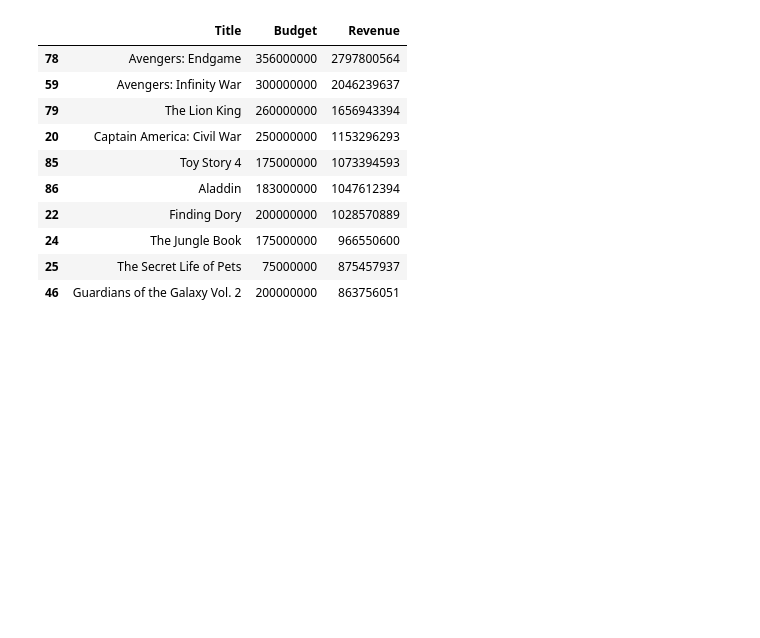
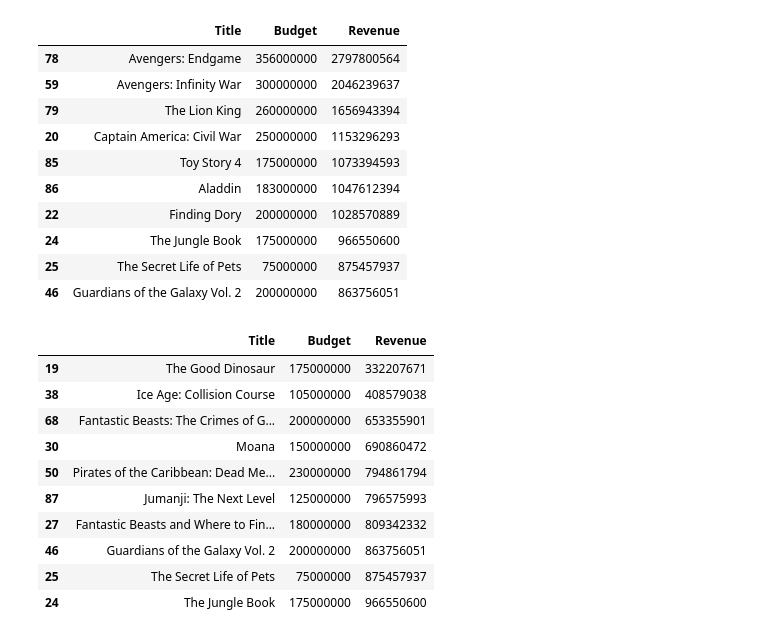
Before and after one commit to juliabrunett/project1, a Jupyter notebook: RevenueRatings_vs_Genre.ipynb, the cells around one changed output. Drawn from its saved outputs; the diff is of its cells as text; code cells hidden in the pictures; blank space fills up the shorter version.

```diff
--- a/RevenueRatings_vs_Genre.ipynb
+++ b/RevenueRatings_vs_Genre.ipynb
@@ -465,0 +456,17 @@ test_top_adventure
+# %%
+#Create dataframe with only bottom 10 grossing films for action movies
+bottom_adventure = adventure_sml.sort_values(by=["Revenue"], ascending = True)
+test_bottom_adventure = bottom_adventure[0:10]
+test_bottom_adventure
+# %% [output]
+|  | Title | Budget | Revenue |
+| 19 | The Good Dinosaur | 175000000 | 332207671 |
+| 38 | Ice Age: Collision Course | 105000000 | 408579038 |
+| 68 | Fantastic Beasts: The Crimes of G... | 200000000 | 653355901 |
+| 30 | Moana | 150000000 | 690860472 |
+| 50 | Pirates of the Caribbean: Dead Me... | 230000000 | 794861794 |
+| 87 | Jumanji: The Next Level | 125000000 | 796575993 |
+| 27 | Fantastic Beasts and Where to Fin... | 180000000 | 809342332 |
+| 46 | Guardians of the Galaxy Vol. 2 | 200000000 | 863756051 |
+| 25 | The Secret Life of Pets | 75000000 | 875457937 |
+| 24 | The Jungle Book | 175000000 | 966550600 |
```
Also changed, not shown: parts of 7 cells of this notebook.
